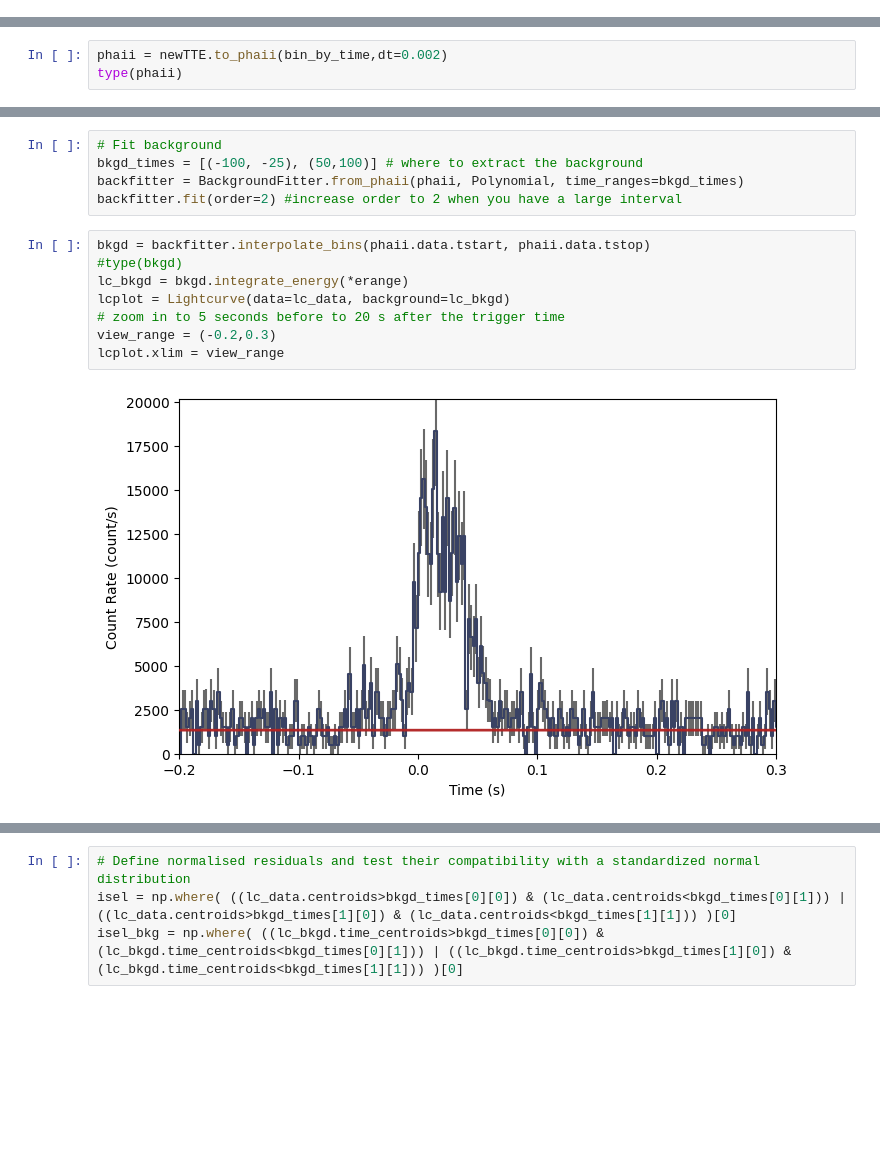
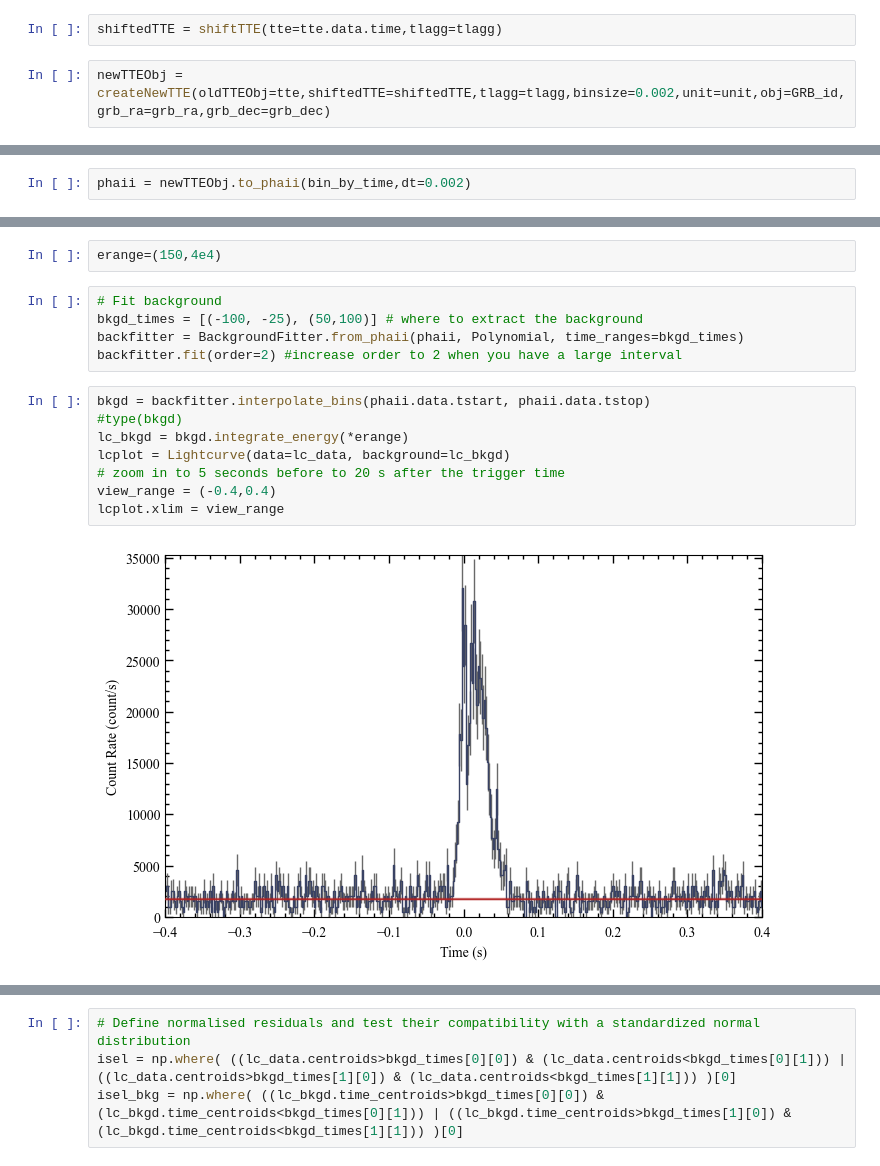
Before and after one commit to AndreasRamsli/GRB, a Jupyter notebook: xspec/FERMI/GRB201227A/GRB201227A_extract_files.ipynb, the cells around one changed output, grey strips where cells are left out. Drawn from its saved outputs; the diff is of its cells as text; blank space fills up the shorter version.

```diff
--- a/xspec/FERMI/GRB201227A/GRB201227A_extract_files.ipynb
+++ b/xspec/FERMI/GRB201227A/GRB201227A_extract_files.ipynb
@@ -267,8 +240,11 @@ tshift (s)  -0.005  rounded to ms
+# %%
+shiftedTTE = shiftTTE(tte=tte.data.time,tlagg=tlagg)
+# %%
+newTTEObj = createNewTTE(oldTTEObj=tte,shiftedTTE=shiftedTTE,tlagg=tlagg,binsize=0.002,unit=unit,obj=GRB_id,grb_ra=grb_ra,grb_dec=grb_dec)
 # %%
 shiftedTTE = shiftTTE(tte=tte.data.time, tshift=tshift)
 # %%
 newTTE = createNewTTE(oldTTEObj=tte,shiftedTTE=shiftedTTE,binsize=0.002,unit=unit,
                         obj = GRB_id, grb_ra=grb_ra, grb_dec=grb_dec)
 # %%
-phaii = newTTE.to_phaii(bin_by_time,dt=0.002)
-type(phaii)
+phaii = newTTEObj.to_phaii(bin_by_time,dt=0.002)
@@ -301,3 +271,5 @@ phaii.trigtime #This must by shifted by tshift (-0.005)
+# %%
+erange=(150,4e4)
 # %%
 # Fit background
 bkgd_times = [(-100, -25), (50,100)] # where to extract the background
@@ -306,13 +278,13 @@ backfitter.fit(order=2) #increase order to 2 when you have a large interval
 # %%
 bkgd = backfitter.interpolate_bins(phaii.data.tstart, phaii.data.tstop)
 #type(bkgd)
 lc_bkgd = bkgd.integrate_energy(*erange)
 lcplot = Lightcurve(data=lc_data, background=lc_bkgd)
 # zoom in to 5 seconds before to 20 s after the trigger time
-view_range = (-0.2,0.3)
+view_range = (-0.4,0.4)
 lcplot.xlim = view_range
 # %% [output]
-[figure, old version]
+[figure, new version]
 # %%
 # Ok, the fit is done, but how do we know if it is a good fit?  You can return the fit statistic and degrees-of-freedom (DoF) for each energy channel fit, and try to figure out if it's a good fit based on that (Note: not always the best way to go).
 backfitter.statistic/backfitter.dof
```
Also changed, not shown: parts of 12 cells of this notebook, 1 other file.
